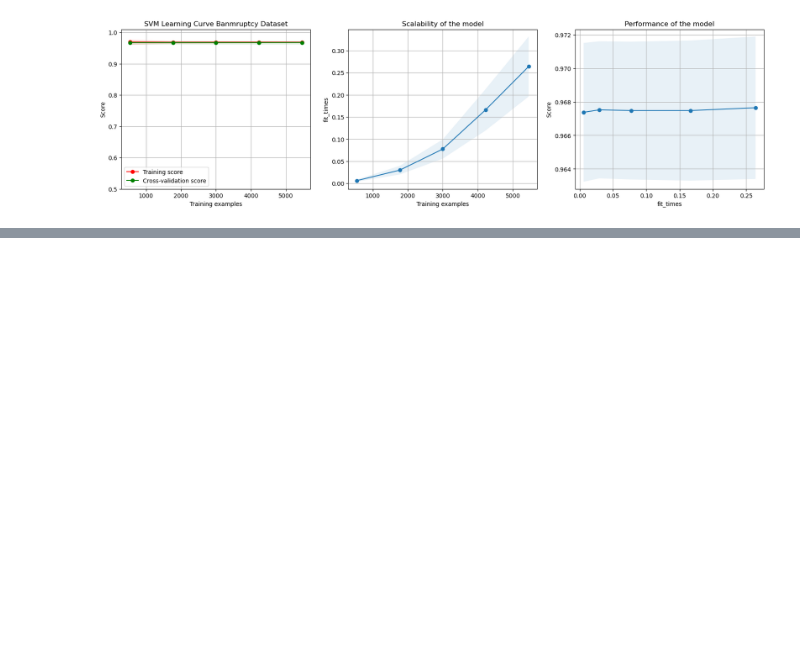
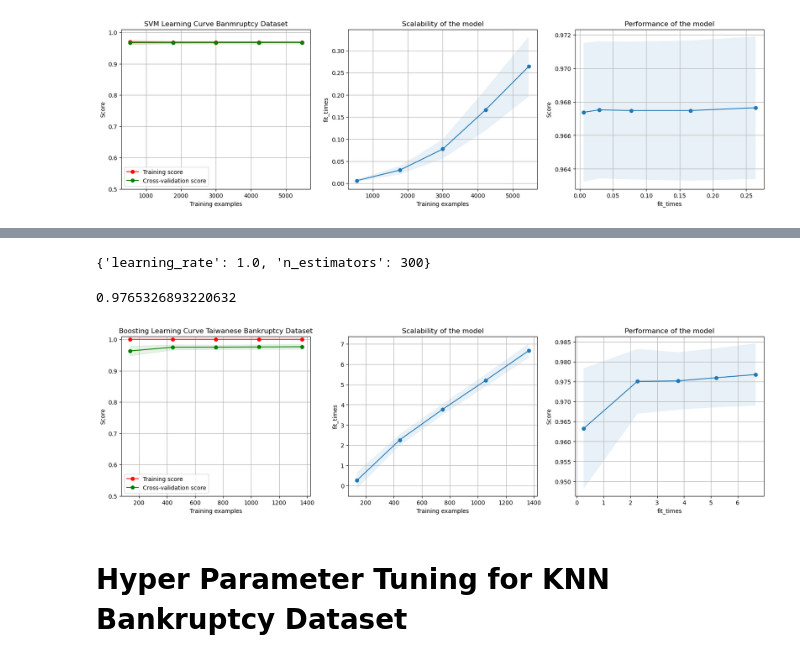
Before and after one commit to ElFeo/SupervisedLearningSurvey, a Jupyter notebook: SupervisedLearning_Bankrupt.ipynb, the cells around one changed output, grey strips where cells are left out. Cells and saved outputs as stored; diff of their text form; code cells hidden in the pictures; blank space fills up the shorter version.

Commit message:
more changes parameter boosting

```diff
--- a/SupervisedLearning_Bankrupt.ipynb
+++ b/SupervisedLearning_Bankrupt.ipynb
@@ -636,13 +541,0 @@ clf_boos_grds_b.best_score_
-# %%
-boos_best_b = clf_boos_grds_c.best_params_
-boos_estimator_b = AdaBoostClassifier(DecisionTreeClassifier(max_depth=2),
-                                   learning_rate=boos_best_b['learning_rate'],
-                                   n_estimators=boos_best_b['n_estimators'],
-                                   random_state=1)
-
-boos_title_b = "Boosting Learning Curve Taiwanese Bankruptcy Dataset"
-cv = ShuffleSplit(n_splits=100, test_size=0.2, random_state=1)
-plot_learning_curve(boos_estimator_c, boos_title_b, X_train_b, Y_train_b, ylim=(0.5, 1.01),
-                    cv=cv, n_jobs=4)
-plt.savefig("images/bankruptcy/nn_grds_best_bankrupt.png")
-plt.show()
@@ -686,0 +650,25 @@ plt.show()
+# %%
+clf_boos_grds_b.best_params_
+# %% [output]
+{'learning_rate': 1.0, 'n_estimators': 300}
+# %%
+clf_boos_grds_b.best_score_
+# %% [output]
+0.9765326893220632
+# %%
+boos_best_b = clf_boos_grds_b.best_params_
+boos_estimator_b = AdaBoostClassifier(DecisionTreeClassifier(max_depth=2),
+                                   learning_rate=boos_best_b['learning_rate'],
+                                   n_estimators=boos_best_b['n_estimators'],
+                                   random_state=1)
+
+boos_title_b = "Boosting Learning Curve Taiwanese Bankruptcy Dataset"
+cv = ShuffleSplit(n_splits=100, test_size=0.2, random_state=1)
+plot_learning_curve(boos_estimator_b, boos_title_b, X_train_b, Y_train_b, ylim=(0.5, 1.01),
+                    cv=cv, n_jobs=4)
+plt.savefig("images/bankruptcy/nn_grds_best_bankrupt.png")
+plt.show()
+# %% [output]
+[figure, added]
+# %% [markdown]
+# Hyper Parameter Tuning for KNN Bankruptcy Dataset
```
Also changed, not shown: parts of 25 cells of this notebook, 1 other file.
